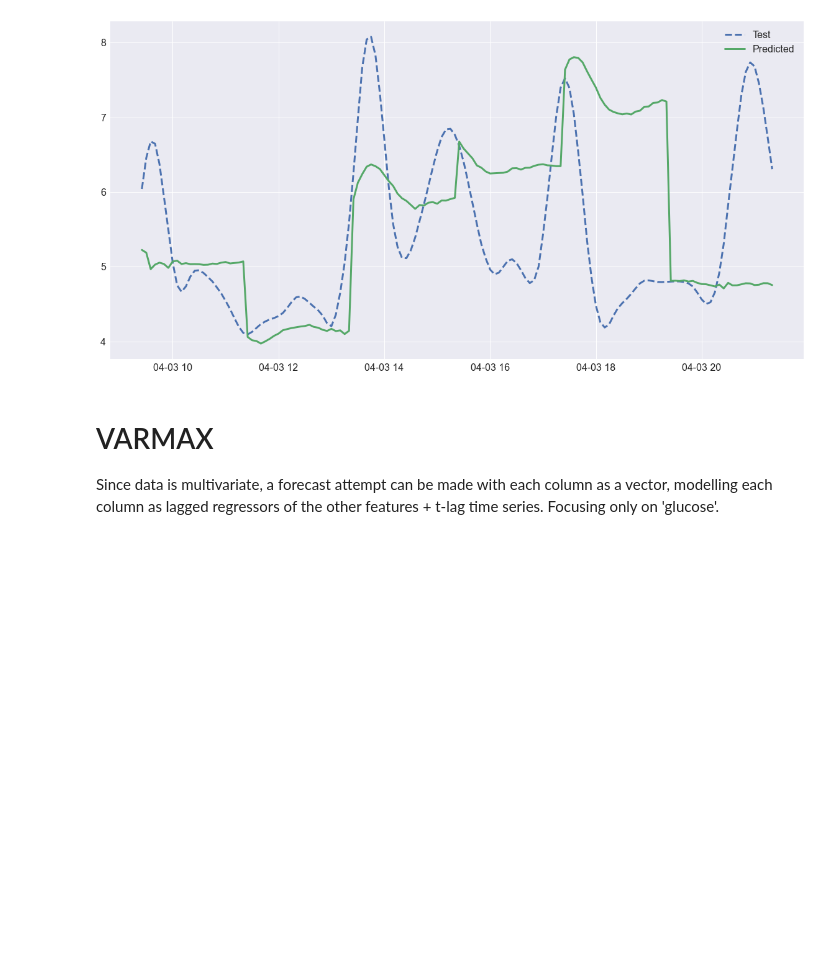
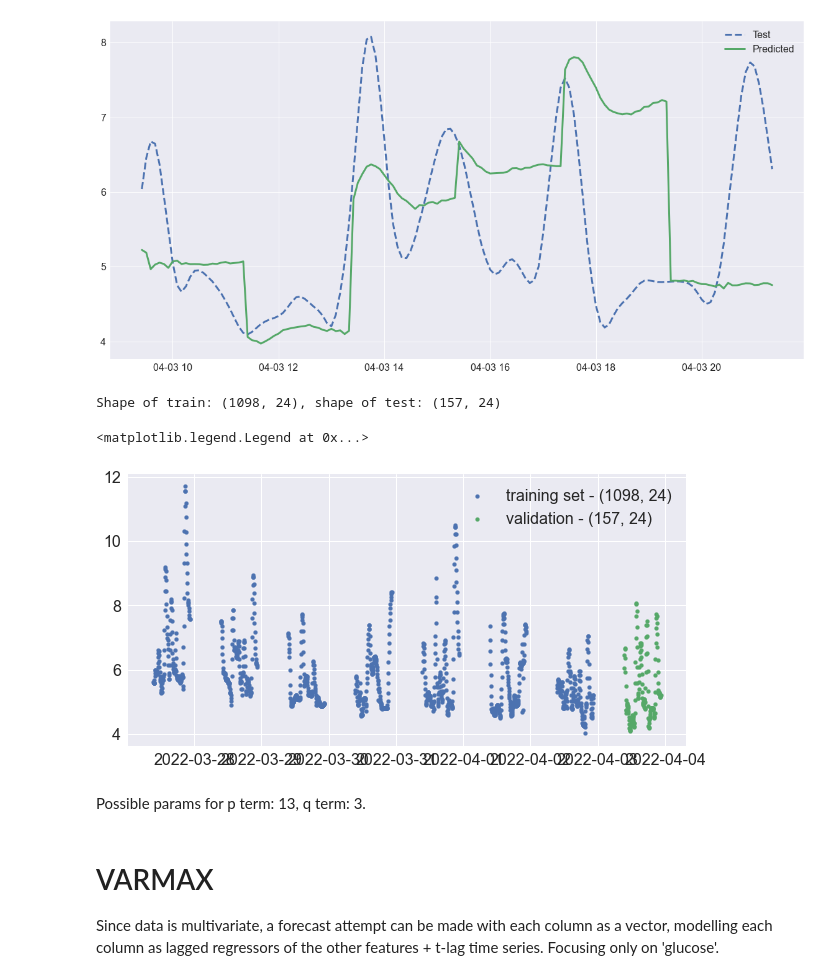
Before and after one commit to itsdarrenlee/BtechFYP, a Jupyter notebook: data/Phase 3 Trial (Mar 2022)/ARIMA-Walkforward.ipynb, the cells around one changed output. Drawn from its saved outputs; the diff is of its cells as text; code cells hidden in the pictures; blank space fills up the shorter version.

```diff
--- a/data/Phase 3 Trial (Mar 2022)/ARIMA.ipynb
+++ b/data/Phase 3 Trial (Mar 2022)/ARIMA-Walkforward.ipynb
@@ -342,6 +344,26 @@ ax.legend(loc='best')
 fig.show()
 # %% [output]
 [figure]
+# %%
+# final day of test set for validation
+TEST_SIZE_PERCENT = 0.125
+
+# split using pmdarima's TTS to not shuffle data
+y_train, y_test = train_test_split(final_df, test_size=TEST_SIZE_PERCENT)
+print(f"Shape of train: {y_train.shape}, shape of test: {y_test.shape}")
+# %% [output]
+Shape of train: (1098, 24), shape of test: (157, 24)
+# %%
+# plot
+fig, ax = plt.subplots(figsize=(10, 5))
+ax.scatter(y=y_train['glucose'], x=y_train.index, label=f"training set - {y_train.shape}", s=15)
+ax.scatter(y=y_test['glucose'], x=y_test.index, label=f"validation - {y_test.shape}", s=15)
+ax.legend()
+# %% [output]
+<matplotlib.legend.Legend at 0x...>
+[figure, added]
+# %% [markdown]
+Possible params for p term: 13, q term: 3.
 # %% [markdown]
 # VARMAX
 Since data is multivariate, a forecast attempt can be made with each column as a vector, modelling each column as lagged regressors of the other features + t-lag time series. Focusing only on 'glucose'.
```
Also changed, not shown: parts of 19 cells of this notebook, 2 other files.
